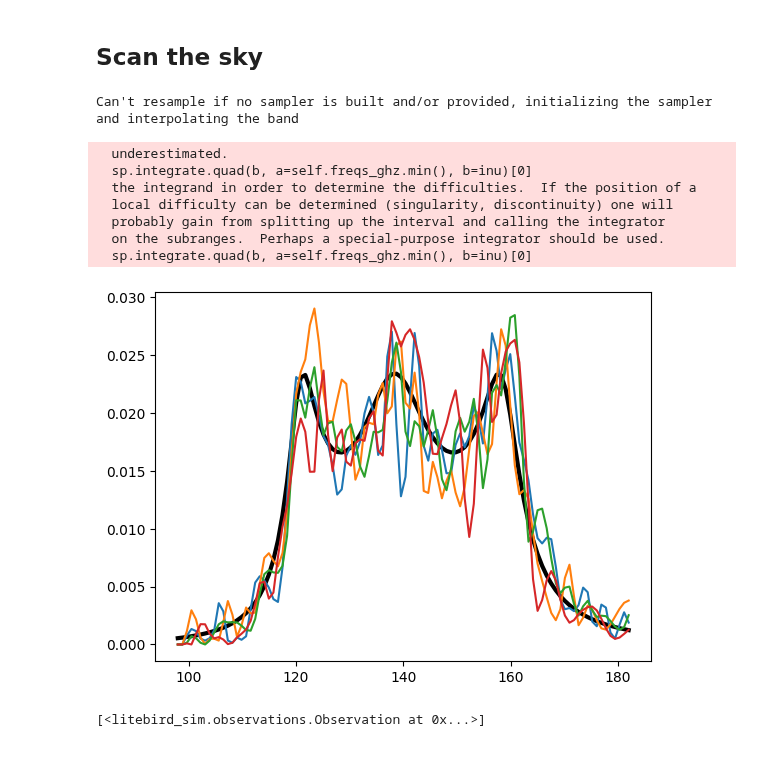
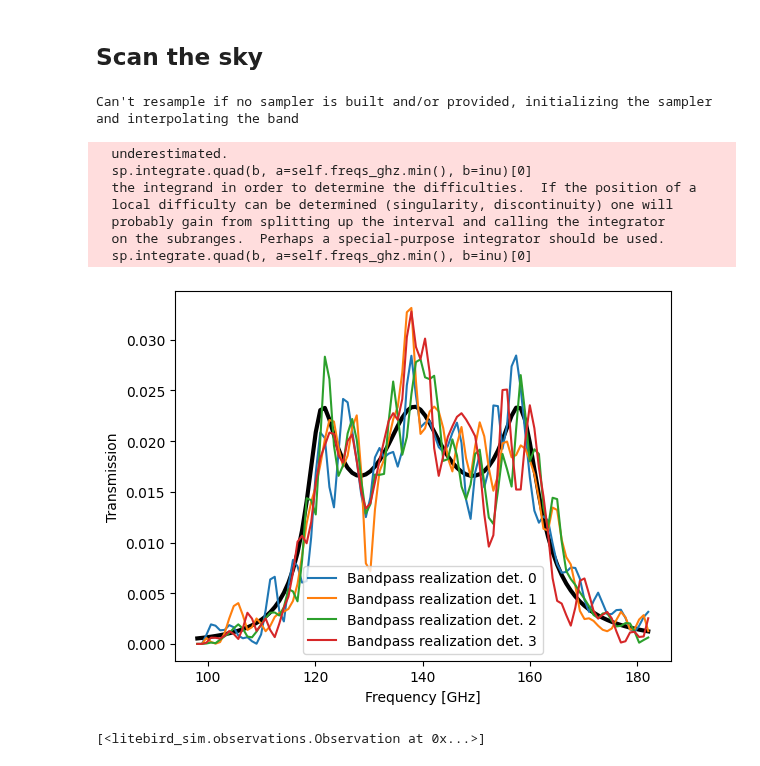
Before and after one commit to litebird/litebird_sim, a Jupyter notebook: notebooks/example_of_fg_generation_and_bandpass_integration.ipynb, the cells around one changed output. Drawn from its saved outputs; the diff is of its cells as text; code cells hidden in the pictures.

```diff
--- a/notebooks/example_of_fg_generation_and_bandpass_integration.ipynb
+++ b/notebooks/example_of_fg_generation_and_bandpass_integration.ipynb
@@ -376,13 +379,13 @@ detlist = [
 start_time = 0.0
 imo = lbs.Imo()
 sim = lbs.Simulation(
-    base_path="./tut01",
+    base_path="./inputs",
     start_time=start_time,
     duration_s=3600,
     random_seed=12345,
 )
 # %%
-# Load the definition of the instrument (LFT)
+# Load the definition of the instrument (MFT)
 sim.set_instrument(
     lbs.InstrumentInfo.from_imo(
         imo,
@@ -396,36 +399,39 @@ channelinfo = lbs.FreqChannelInfo.from_imo(
 
 band = lbs.BandPassInfo(
     bandcenter_ghz=channelinfo.bandcenter_ghz,
     bandwidth_ghz=channelinfo.bandwidth_ghz,
     bandtype="cheby",
     nsamples_inband=100,
     normalize=True,
 )
 
 plt.plot(band.freqs_ghz, band.weights, lw=3, color="k")
 
 dets = []
-for namedet in detlist:
+for i,namedet in enumerate(detlist):
     det = lbs.DetectorInfo.from_imo(
         url=f"/releases/vPTEP/satellite/{telescope}/{channel}/{namedet}/detector_info",
         imo=imo,
     )
     det.quat = [0.0, 0.0, 0.0, 1.0]
     det.band = band
     det.fwhm_arcmin *= np.random.normal(1.0, 0.01)
     det.band.weights = band.bandpass_resampling()
     dets.append(det)
-    plt.plot(band.freqs_ghz, det.band.weights)
+    plt.plot(band.freqs_ghz, det.band.weights, label = f'Bandpass realization det. {i}')
+    plt.xlabel('Frequency [GHz]')
+    plt.ylabel('Transmission')
+    plt.legend()
 # %% [output]
 Can't resample if no sampler is built and/or provided, initializing the sampler and interpolating the band
   underestimated.
   sp.integrate.quad(b, a=self.freqs_ghz.min(), b=inu)[0]
   the integrand in order to determine the difficulties.  If the position of a
   local difficulty can be determined (singularity, discontinuity) one will
   probably gain from splitting up the interval and calling the integrator
   on the subranges.  Perhaps a special-purpose integrator should be used.
   sp.integrate.quad(b, a=self.freqs_ghz.min(), b=inu)[0]
-[figure, old version]
+[figure, new version]
 # %%
 sim.set_scanning_strategy(imo_url=f"/releases/vPTEP/satellite/scanning_parameters/")
 
```
Also changed, not shown: parts of 12 cells of this notebook, 2 other files.
